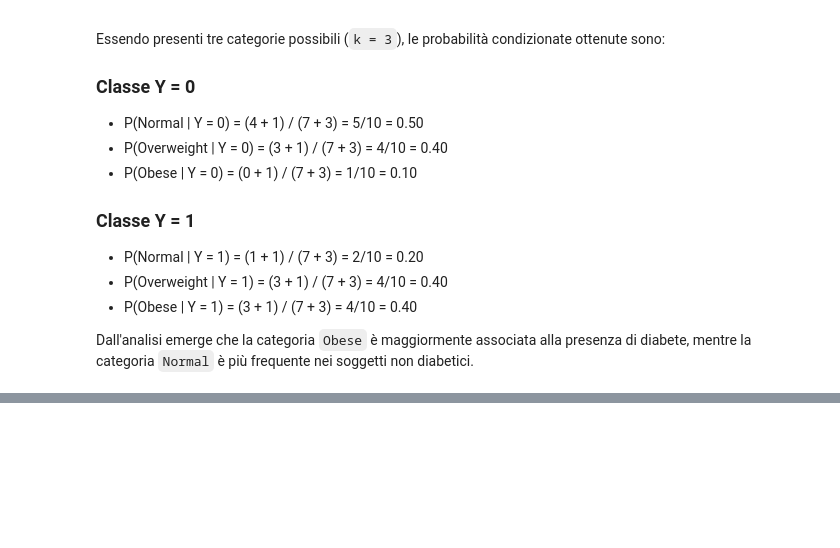
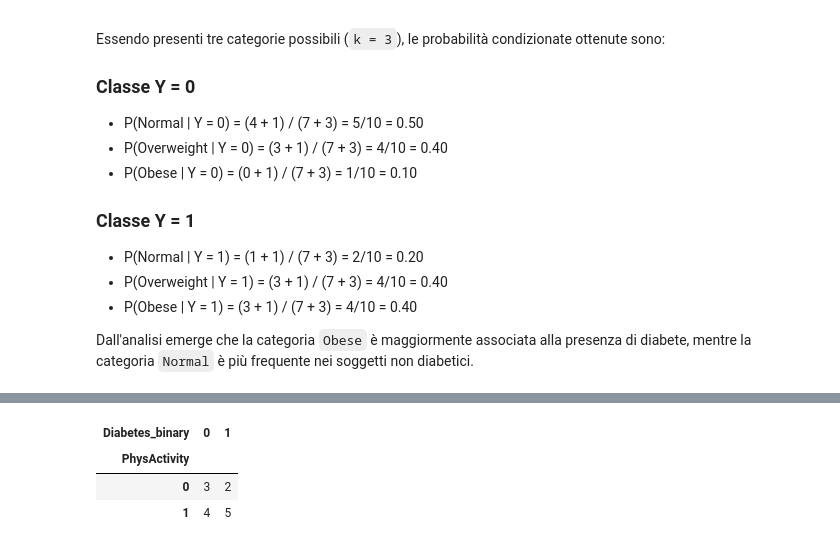
Before and after one commit to yuvisingh121/ML-Project-Uni2026, a Jupyter notebook: ML/notebooks/02_manual_classifiers.ipynb, the cells around one changed output, grey strips where cells are left out. Saved outputs shown, nothing was run; the diff lists cells and outputs as text; code cells hidden in the pictures; blank space fills up the shorter version.

```diff
--- a/ML/notebooks/02_manual_classifiers.ipynb
+++ b/ML/notebooks/02_manual_classifiers.ipynb
@@ -338,0 +450,14 @@ Dall'analisi emerge che la categoria `Obese` è maggiormente associata alla pres
+# %%
+# Tabella di contingenza per physActivity
+
+PhysActivity_table = pd.crosstab(
+    manual_df["PhysActivity"],
+    manual_df["Diabetes_binary"]
+)
+
+PhysActivity_table
+# %% [output]
+| Diabetes_binary | 0 | 1 |
+| PhysActivity |  |  |
+| 0 | 3 | 2 |
+| 1 | 4 | 5 |
```
Also changed, not shown: parts of 9 cells of this notebook.
